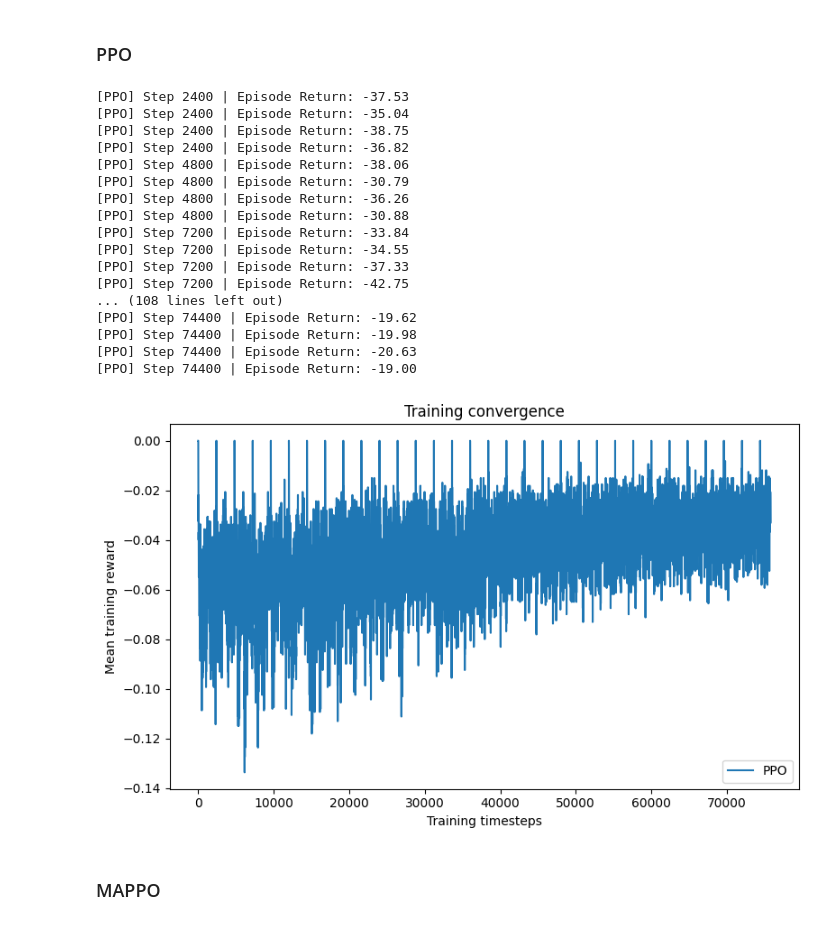
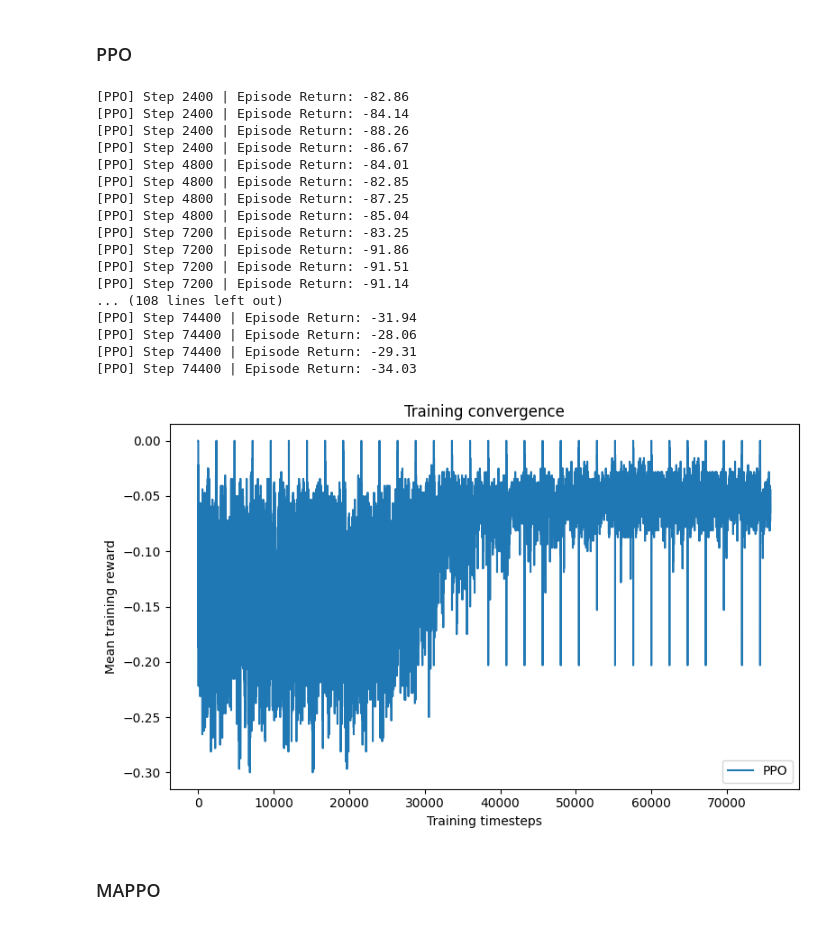
Before and after one commit to abergh18/marl-tsc, a Jupyter notebook: notebooks/main_flow.ipynb, the cells around one changed output. Cells and saved outputs as stored; diff of their text form; code cells hidden in the pictures.

```diff
--- a/notebooks/main_flow.ipynb
+++ b/notebooks/main_flow.ipynb
@@ -62,6 +62,7 @@ NUM_EPISODES = 30
 EVALUATION_EPISODES = 5
 TOTAL_TIMESTEPS = 75_000
 MIN_GREEN_SECONDS = 10
+SWITCH_PENALTY = 2.0
 
 generator = SimulationGenerator(
     output_dir=OUTPUT_DIR,
@@ -110,36 +112,37 @@ PPO uses parameter sharing through the PettingZoo/SuperSuit/SB3 wrapper. MAPPO a
 # %%
 ppo_model, ppo_history, ppo_model_path = train_ppo(
     config_file=paths.config_file,
     traffic_light_ids=traffic_light_ids,
     output_dir=OUTPUT_DIR,
     total_timesteps=TOTAL_TIMESTEPS,
     max_steps=EPISODE_STEPS,
     seed=42,
     env_kwargs={"green_phase_count": GREEN_PHASE_COUNT,
-                "min_green_seconds": MIN_GREEN_SECONDS },
+                "min_green_seconds": MIN_GREEN_SECONDS,
+                "switch_penalty": SWITCH_PENALTY },
 )
 
 fig, ax = plot_training_histories(ppo_history)
 plt.show()
 # %% [output]
-[PPO] Step 2400 | Episode Return: -37.53
-[PPO] Step 2400 | Episode Return: -35.04
-[PPO] Step 2400 | Episode Return: -38.75
-[PPO] Step 2400 | Episode Return: -36.82
-[PPO] Step 4800 | Episode Return: -38.06
-[PPO] Step 4800 | Episode Return: -30.79
-[PPO] Step 4800 | Episode Return: -36.26
-[PPO] Step 4800 | Episode Return: -30.88
-[PPO] Step 7200 | Episode Return: -33.84
-[PPO] Step 7200 | Episode Return: -34.55
-[PPO] Step 7200 | Episode Return: -37.33
-[PPO] Step 7200 | Episode Return: -42.75
+[PPO] Step 2400 | Episode Return: -82.86
+[PPO] Step 2400 | Episode Return: -84.14
+[PPO] Step 2400 | Episode Return: -88.26
+[PPO] Step 2400 | Episode Return: -86.67
+[PPO] Step 4800 | Episode Return: -84.01
+[PPO] Step 4800 | Episode Return: -82.85
+[PPO] Step 4800 | Episode Return: -87.25
+[PPO] Step 4800 | Episode Return: -85.04
+[PPO] Step 7200 | Episode Return: -83.25
+[PPO] Step 7200 | Episode Return: -91.86
+[PPO] Step 7200 | Episode Return: -91.51
+[PPO] Step 7200 | Episode Return: -91.14
 ... (108 lines left out)
-[PPO] Step 74400 | Episode Return: -19.62
-[PPO] Step 74400 | Episode Return: -19.98
-[PPO] Step 74400 | Episode Return: -20.63
-[PPO] Step 74400 | Episode Return: -19.00
+[PPO] Step 74400 | Episode Return: -31.94
+[PPO] Step 74400 | Episode Return: -28.06
+[PPO] Step 74400 | Episode Return: -29.31
+[PPO] Step 74400 | Episode Return: -34.03
-[figure, old version]
+[figure, new version]
 # %% [markdown]
 ### MAPPO
 # %%
```
Also changed, not shown: parts of 4 cells of this notebook, 3 other files.
